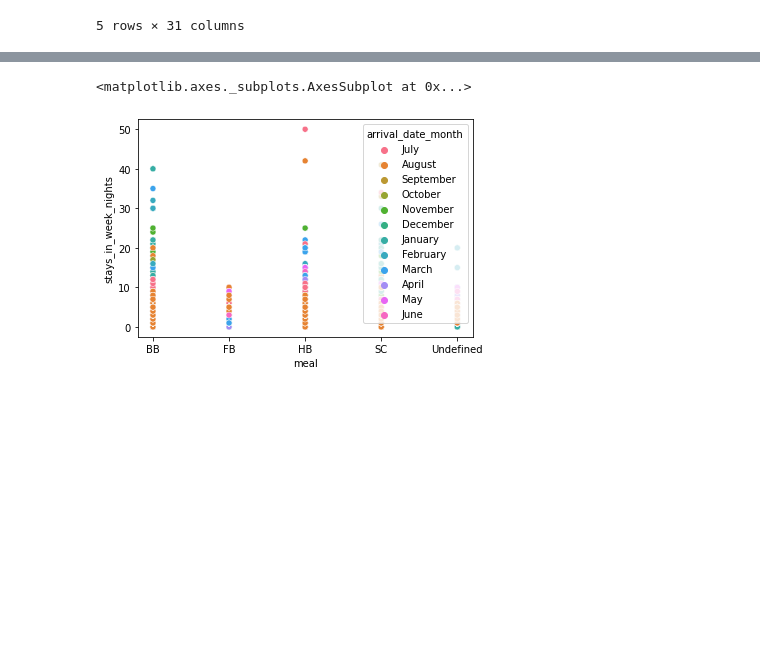
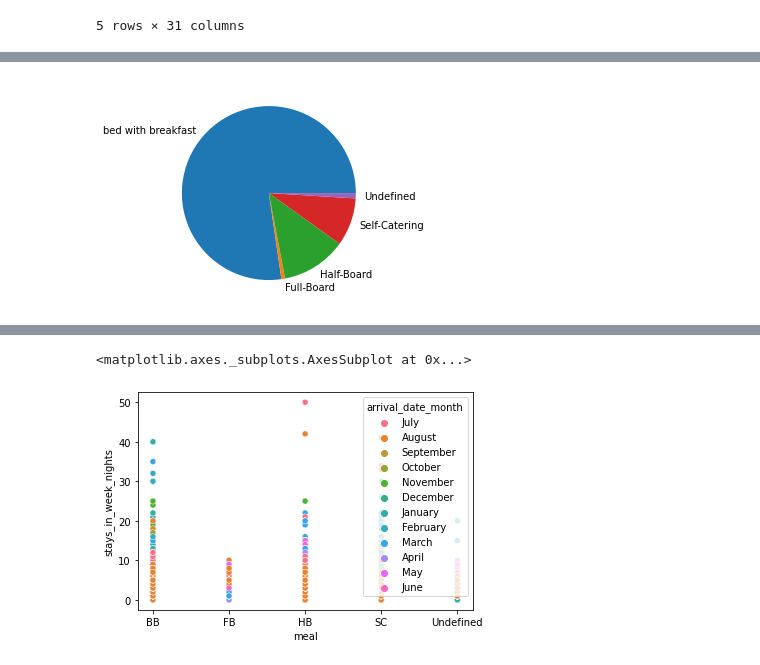
Before and after one commit to jacksparrow121/Hotel-Booking-Analysis, a Jupyter notebook: Hotel_Booking_Analysis_Capstone_Project.ipynb, the cells around one changed output, grey strips where cells are left out. Cells and saved outputs as stored; diff of their text form; code cells hidden in the pictures; blank space fills up the shorter version.

```diff
--- a/Hotel_Booking_Analysis_Capstone_Project.ipynb
+++ b/Hotel_Booking_Analysis_Capstone_Project.ipynb
@@ -596,0 +658,7 @@ meal_df
+# %%
+y=np.array([92310,798,14463,10650,1169])
+mylabels=['bed with breakfast','Full-Board','Half-Board','Self-Catering','Undefined']
+plt.pie(y, labels = mylabels)
+plt.show()
+# %% [output]
+[figure, added]
```
Also changed, not shown: parts of 8 cells of this notebook.
